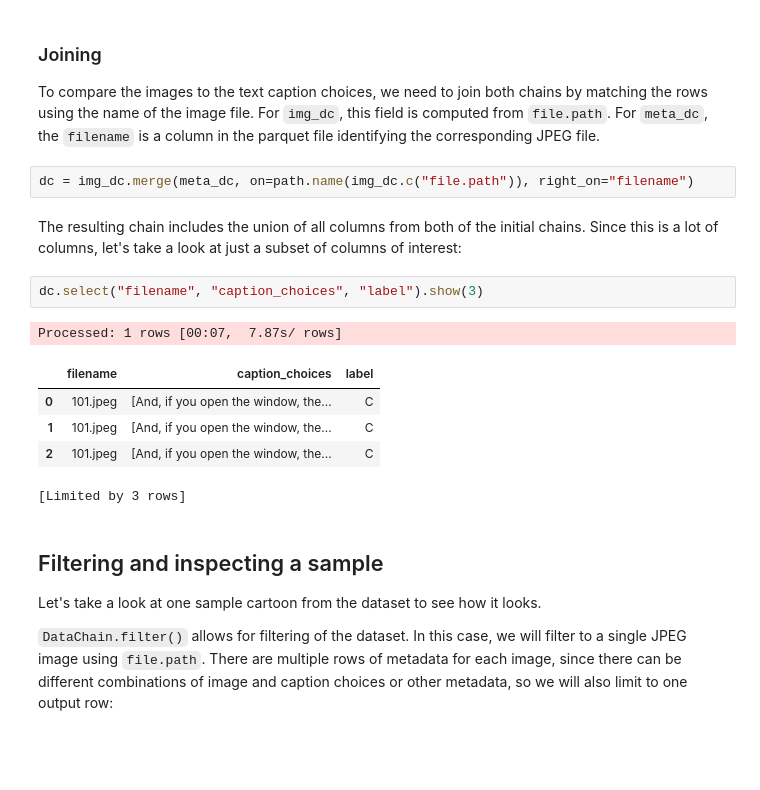
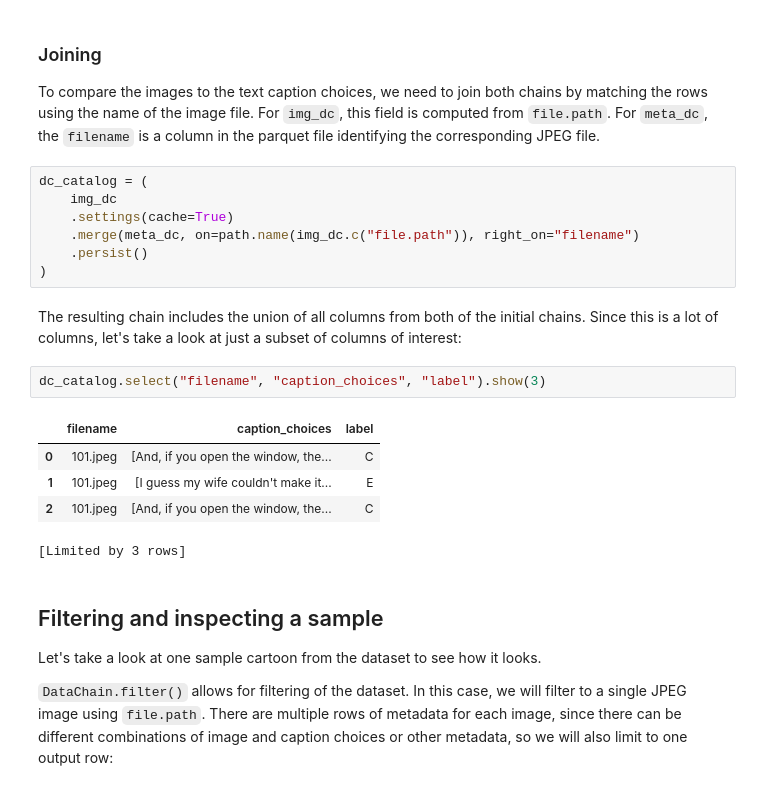
Before and after one commit to datachain-ai/datachain-examples, a Jupyter notebook: multimodal/clip_fine_tuning.ipynb, the cells around one changed output. Drawn from its saved outputs; the diff is of its cells as text; blank space fills up the shorter version.

```diff
--- a/multimodal/clip_fine_tuning.ipynb
+++ b/multimodal/clip_fine_tuning.ipynb
@@ -108,18 +112,22 @@ Processed: 1 rows [00:07,  7.98s/ rows]
 
 To compare the images to the text caption choices, we need to join both chains by matching the rows using the name of the image file. For `img_dc`, this field is computed from `file.path`. For `meta_dc`, the `filename` is a column in the parquet file identifying the corresponding JPEG file.
 # %%
-dc = img_dc.merge(meta_dc, on=path.name(img_dc.c("file.path")), right_on="filename")
+dc_catalog = (
+    img_dc
+    .settings(cache=True)
+    .merge(meta_dc, on=path.name(img_dc.c("file.path")), right_on="filename")
+    .persist()
+)
 # %% [markdown]
 The resulting chain includes the union of all columns from both of the initial chains. Since this is a lot of columns, let's take a look at just a subset of columns of interest:
 # %%
-dc.select("filename", "caption_choices", "label").show(3)
+dc_catalog.select("filename", "caption_choices", "label").show(3)
 # %% [output]
+|  | filename | caption_choices | label |
+| 0 | 101.jpeg | [And, if you open the window, the... | C |
+| 1 | 101.jpeg | [I guess my wife couldn't make it... | E |
+| 2 | 101.jpeg | [And, if you open the window, the... | C |
-Processed: 1 rows [00:07,  7.87s/ rows]
+[Limited by 3 rows]
-|  | filename | caption_choices | label |
-| 0 | 101.jpeg | [And, if you open the window, the... | C |
-| 1 | 101.jpeg | [And, if you open the window, the... | C |
-| 2 | 101.jpeg | [And, if you open the window, the... | C |
-[Limited by 3 rows]
 # %% [markdown]
 <a id='ingestion'></a>
 
```
Also changed, not shown: parts of 16 cells of this notebook.
